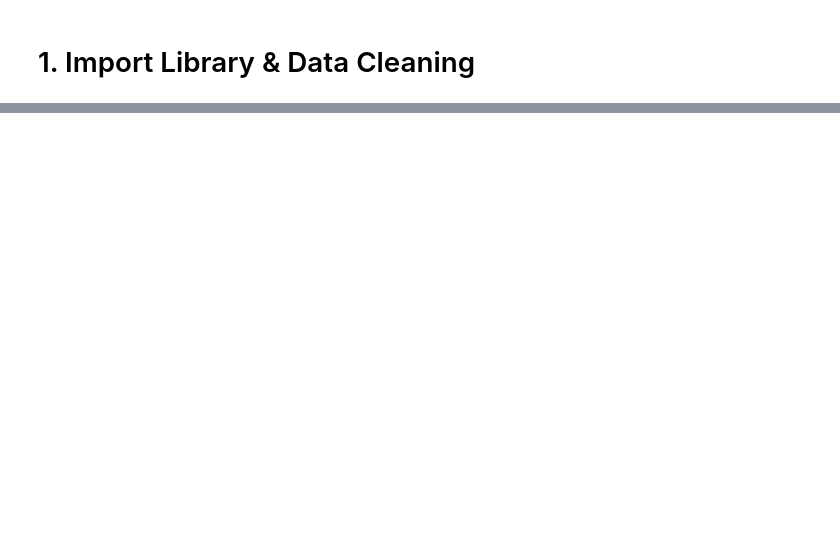
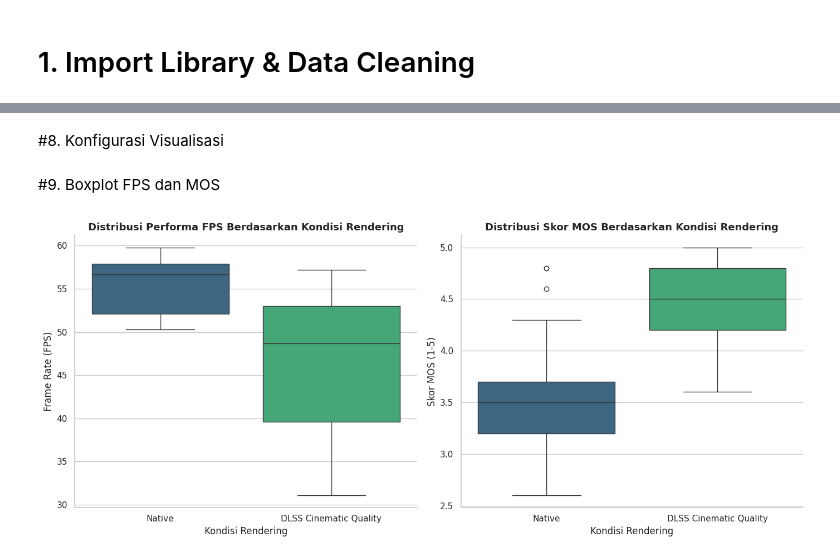
Before and after one commit to Risqullah/Probstat_kelompok4-, a Jupyter notebook: Analisis_Data_Kelompok_04_Terpisah.ipynb, the cells around one changed output, grey strips where cells are left out. Saved outputs shown, nothing was run; the diff lists cells and outputs as text; code cells hidden in the pictures; blank space fills up the shorter version.

```diff
--- a/Analisis_Data_Kelompok_04_Terpisah.ipynb
+++ b/Analisis_Data_Kelompok_04_Terpisah.ipynb
@@ -147,0 +331,78 @@ MOS -> t-statistic: -4.965, p-value: 4.541e-05
+# %% [markdown]
+#8. Konfigurasi Visualisasi
+# %%
+# ==========================================
+# SECTION 8
+# KONFIGURASI VISUALISASI
+# ==========================================
+
+sns.set_theme(
+    style="whitegrid",
+    rc={
+        "axes.spines.top": False,
+        "axes.spines.right": False
+    }
+)
+# %% [markdown]
+#9. Boxplot FPS dan MOS
+# %%
+# ==========================================
+# SECTION 9
+# BOXPLOT FPS DAN MOS
+# ==========================================
+
+plt.figure(figsize=(14, 6))
+
+# ------------------------------------------
+# Boxplot FPS
+# ------------------------------------------
+
+plt.subplot(1, 2, 1)
+
+sns.boxplot(
+    data=df,
+    x='Preset_DLSS',
+    y='Performa_FPS',
+    hue='Preset_DLSS',
+    legend=False,
+    palette='viridis'
+)
+
+plt.title(
+    'Distribusi Performa FPS Berdasarkan Kondisi Rendering',
+    fontsize=13,
+    fontweight='bold'
+)
+
+plt.xlabel('Kondisi Rendering')
+plt.ylabel('Frame Rate (FPS)')
+
+
+# ------------------------------------------
+# Boxplot MOS
+# ------------------------------------------
+
+plt.subplot(1, 2, 2)
+
+sns.boxplot(
+    data=df,
+    x='Preset_DLSS',
+    y='Skor_MOS',
+    hue='Preset_DLSS',
+    legend=False,
+    palette='viridis'
+)
+
+plt.title(
+    'Distribusi Skor MOS Berdasarkan Kondisi Rendering',
+    fontsize=13,
+    fontweight='bold'
+)
+
+plt.xlabel('Kondisi Rendering')
+plt.ylabel('Skor MOS (1-5)')
+
+plt.tight_layout()
+plt.show()
+# %% [output]
+[figure, added]
```
Also changed, not shown: parts of 28 cells of this notebook.
